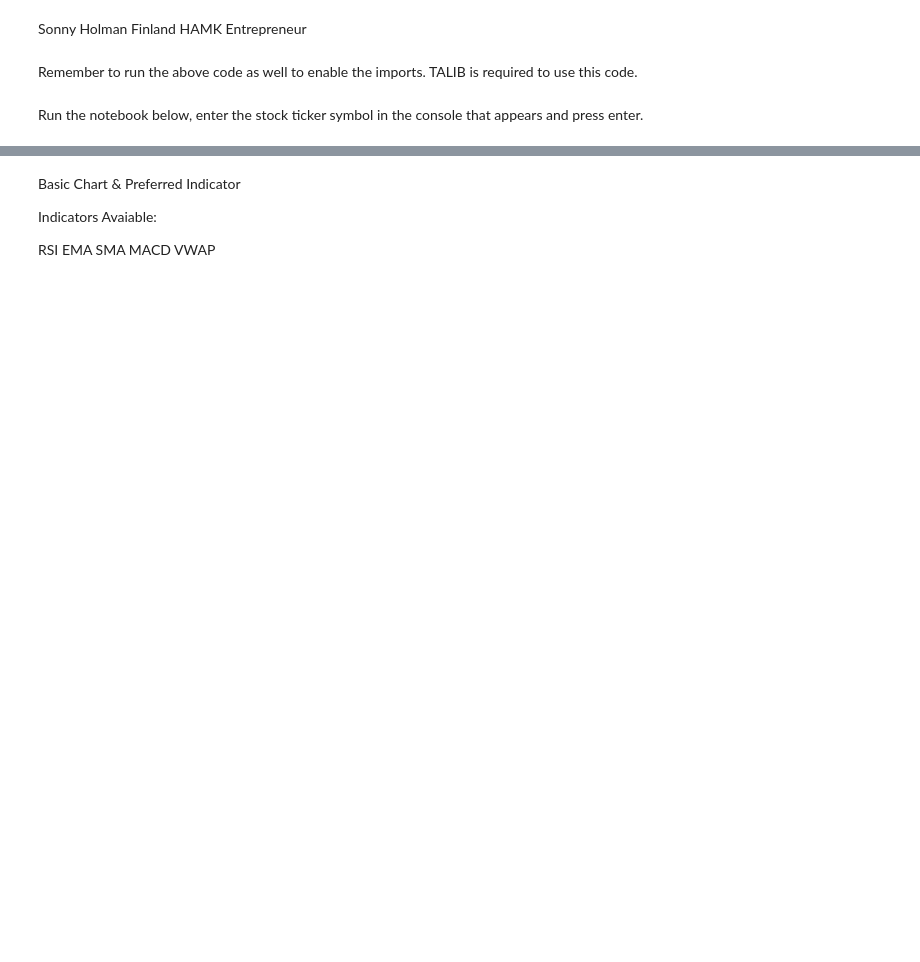
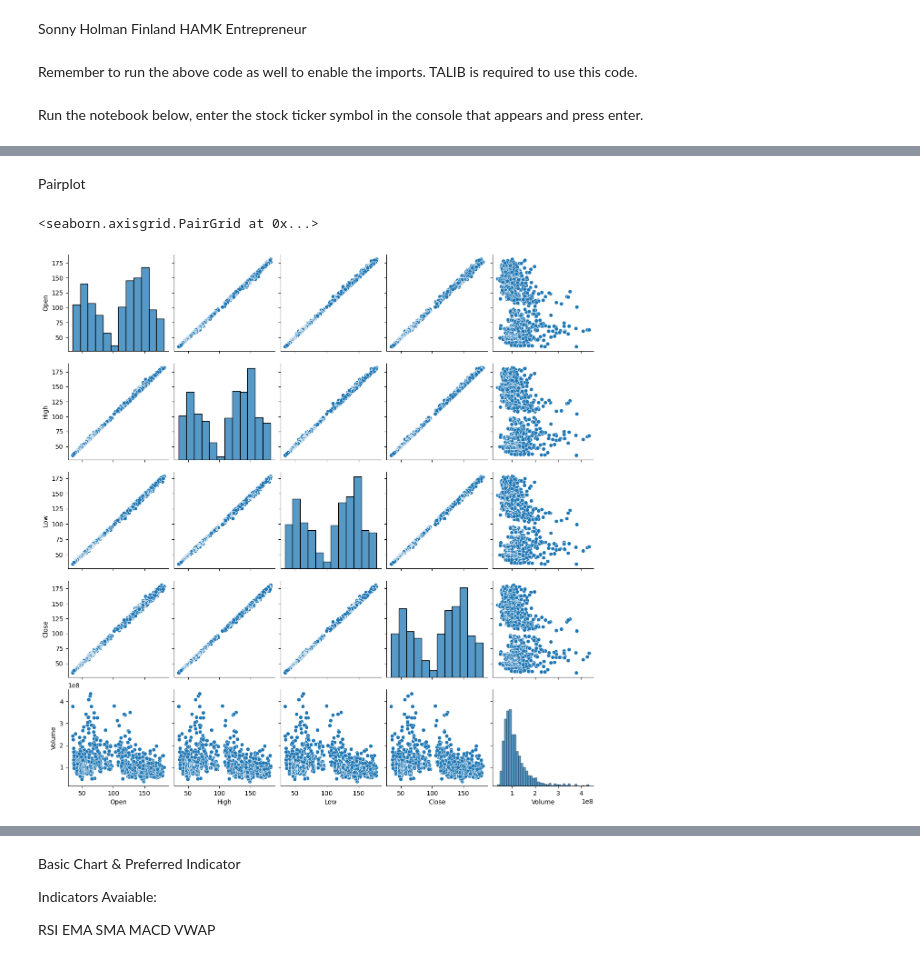
Before and after one commit to arcturuscodez/Stock-Analyzer, a Jupyter notebook: StockAnalyzer/SimpleStockAnalyzer.ipynb, the cells around one changed output, grey strips where cells are left out. Saved outputs shown, nothing was run; the diff lists cells and outputs as text; code cells hidden in the pictures; blank space fills up the shorter version.

```diff
--- a/StockAnalyzer/SimpleStockAnalyzer.ipynb
+++ b/StockAnalyzer/SimpleStockAnalyzer.ipynb
@@ -54,0 +58,7 @@ data
+# %% [markdown]
+Pairplot
+# %%
+sns.pairplot(data)
+# %% [output]
+<seaborn.axisgrid.PairGrid at 0x...>
+[figure, added]
```
Also changed, not shown: parts of 17 cells of this notebook.
